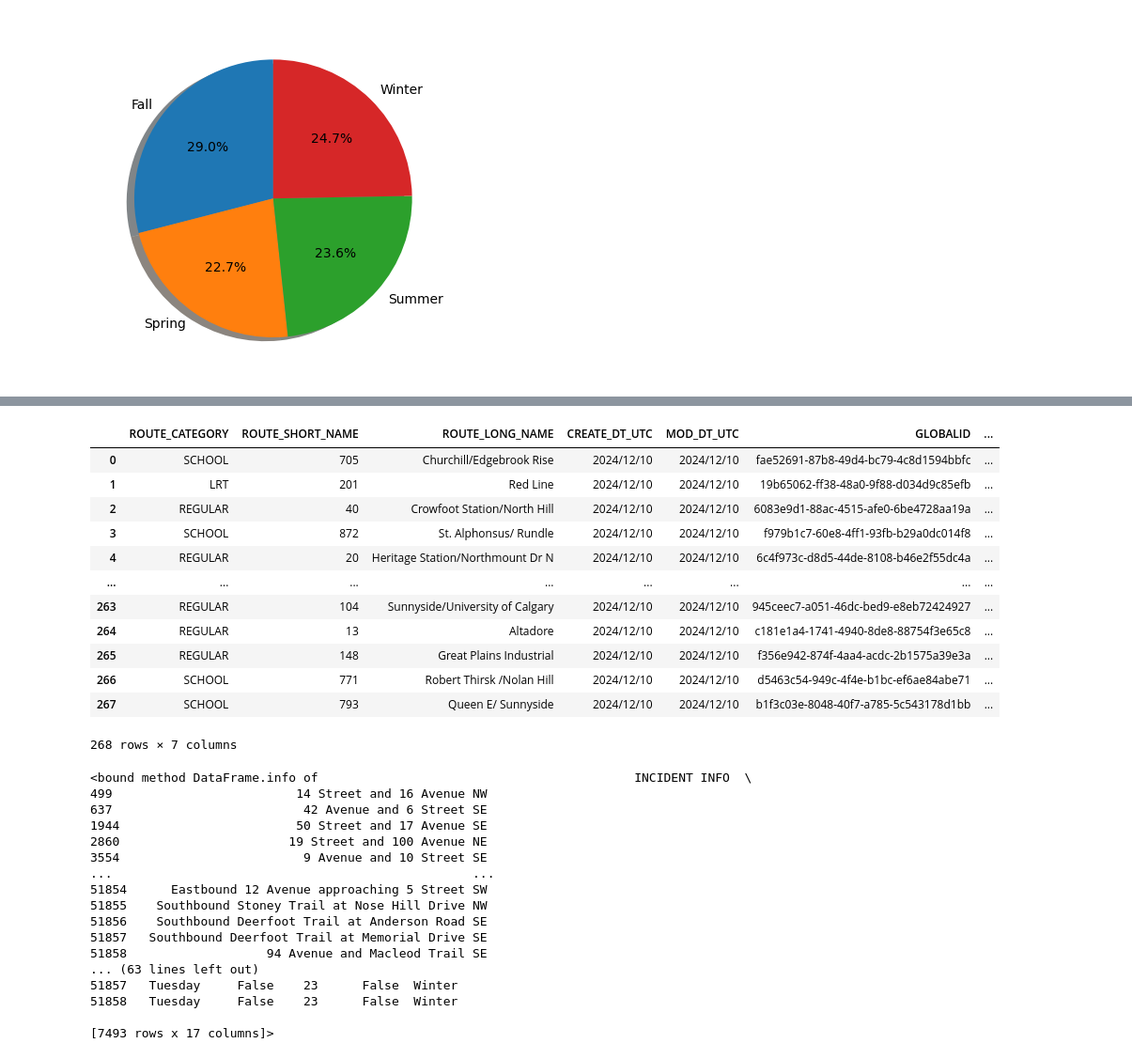
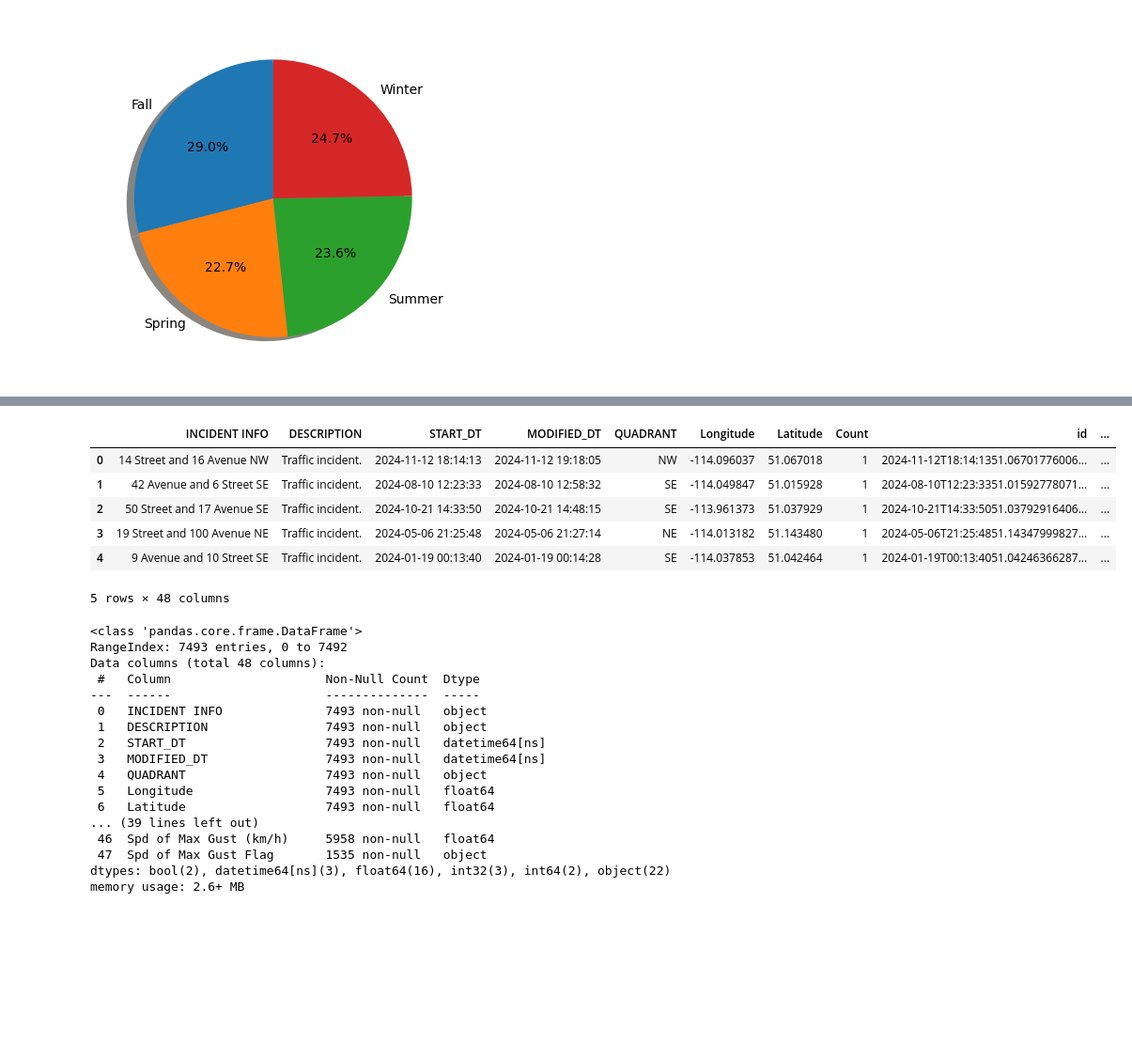
Before and after one commit to aliUofCafkhami/601-Project, a Jupyter notebook: Project 601.ipynb, the cells around one changed output, grey strips where cells are left out. Shown at 94% size. Cells and saved outputs as stored; diff of their text form; code cells hidden in the pictures; blank space fills up the shorter version.

```diff
--- a/Project 601.ipynb
+++ b/Project 601.ipynb
@@ -249,0 +234,10 @@ Index(['Longitude (x)', 'Latitude (y)', 'Station Name', 'Climate ID',
+# %%
+df2.drop(columns=['Year', 'Month','Day']) # dropping these three columns, since I will create new ones with datetime format
+
+df2['Date/Time'] = pd.to_datetime(df2['Date/Time'])
+
+df2['Year'] = pd.to_datetime(df2['Date/Time']).dt.year
+df2['Month'] = pd.to_datetime(df2['Date/Time']).dt.month_name()
+df2['Day'] = pd.to_datetime(df2['Date/Time']).dt.day_name()
+
+df2.head(2)
@@ -249,0 +251,5 @@ Index(['Longitude (x)', 'Latitude (y)', 'Station Name', 'Climate ID',
+# %%
+df['Date/Time'] = df['START_DT'].dt.date
+df['Date/Time'] = pd.to_datetime(df['Date/Time'])
+df.head(2)
+df.info()
@@ -250,37 +274,31 @@ Index(['Longitude (x)', 'Latitude (y)', 'Station Name', 'Climate ID',
+# %%
+df = df.merge(df2,how = 'left', on = 'Date/Time')
+df.head()
+# %% [output]
+|  | INCIDENT INFO | DESCRIPTION | START_DT | MODIFIED_DT | QUADRANT | Longitude | Latitude | Count | id | ... |
+| 0 | 14 Street and 16 Avenue NW | Traffic incident. | 2024-11-12 18:14:13 | 2024-11-12 19:18:05 | NW | -114.096037 | 51.067018 | 1 | 2024-11-12T18:14:1351.06701776006... | ... |
+| 1 | 42 Avenue and 6 Street SE | Traffic incident. | 2024-08-10 12:23:33 | 2024-08-10 12:58:32 | SE | -114.049847 | 51.015928 | 1 | 2024-08-10T12:23:3351.01592778071... | ... |
+| 2 | 50 Street and 17 Avenue SE | Traffic incident. | 2024-10-21 14:33:50 | 2024-10-21 14:48:15 | SE | -113.961373 | 51.037929 | 1 | 2024-10-21T14:33:5051.03792916406... | ... |
+| 3 | 19 Street and 100 Avenue NE | Traffic incident. | 2024-05-06 21:25:48 | 2024-05-06 21:27:14 | NE | -114.013182 | 51.143480 | 1 | 2024-05-06T21:25:4851.14347999827... | ... |
+| 4 | 9 Avenue and 10 Street SE | Traffic incident. | 2024-01-19 00:13:40 | 2024-01-19 00:14:28 | SE | -114.037853 | 51.042464 | 1 | 2024-01-19T00:13:4051.04246366287... | ... |
+5 rows × 48 columns
 # %%
-df3 = pd.read_csv("Calgary_Transit_Routes_20250117 (1).csv")
-df3
+df.info()
 # %% [output]
-|  | ROUTE_CATEGORY | ROUTE_SHORT_NAME | ROUTE_LONG_NAME | CREATE_DT_UTC | MOD_DT_UTC | GLOBALID | ... |
-| 0 | SCHOOL | 705 | Churchill/Edgebrook Rise | 2024/12/10 | 2024/12/10 | fae52691-87b8-49d4-bc79-4c8d1594bbfc | ... |
-| 1 | LRT | 201 | Red Line | 2024/12/10 | 2024/12/10 | 19b65062-ff38-48a0-9f88-d034d9c85efb | ... |
-| 2 | REGULAR | 40 | Crowfoot Station/North Hill | 2024/12/10 | 2024/12/10 | 6083e9d1-88ac-4515-afe0-6be4728aa19a | ... |
-| 3 | SCHOOL | 872 | St. Alphonsus/ Rundle | 2024/12/10 | 2024/12/10 | f979b1c7-60e8-4ff1-93fb-b29a0dc014f8 | ... |
-| 4 | REGULAR | 20 | Heritage Station/Northmount Dr N | 2024/12/10 | 2024/12/10 | 6c4f973c-d8d5-44de-8108-b46e2f55dc4a | ... |
-| ... | ... | ... | ... | ... | ... | ... | ... |
-| 263 | REGULAR | 104 | Sunnyside/University of Calgary | 2024/12/10 | 2024/12/10 | 945ceec7-a051-46dc-bed9-e8eb72424927 | ... |
-| 264 | REGULAR | 13 | Altadore | 2024/12/10 | 2024/12/10 | c181e1a4-1741-4940-8de8-88754f3e65c8 | ... |
-| 265 | REGULAR | 148 | Great Plains Industrial | 2024/12/10 | 2024/12/10 | f356e942-874f-4aa4-acdc-2b1575a39e3a | ... |
-| 266 | SCHOOL | 771 | Robert Thirsk /Nolan Hill | 2024/12/10 | 2024/12/10 | d5463c54-949c-4f4e-b1bc-ef6ae84abe71 | ... |
-| 267 | SCHOOL | 793 | Queen E/ Sunnyside | 2024/12/10 | 2024/12/10 | b1f3c03e-8048-40f7-a785-5c543178d1bb | ... |
-268 rows × 7 columns
+<class 'pandas.core.frame.DataFrame'>
+RangeIndex: 7493 entries, 0 to 7492
+Data columns (total 48 columns):
+ #   Column                     Non-Null Count  Dtype
+---  ------                     --------------  -----
+ 0   INCIDENT INFO              7493 non-null   object
+ 1   DESCRIPTION                7493 non-null   object
+ 2   START_DT                   7493 non-null   datetime64[ns]
+ 3   MODIFIED_DT                7493 non-null   datetime64[ns]
+ 4   QUADRANT                   7493 non-null   object
+ 5   Longitude                  7493 non-null   float64
+ 6   Latitude                   7493 non-null   float64
+... (39 lines left out)
+ 46  Spd of Max Gust (km/h)     5958 non-null   float64
+ 47  Spd of Max Gust Flag       1535 non-null   object
+dtypes: bool(2), datetime64[ns](3), float64(16), int32(3), int64(2), object(22)
+memory usage: 2.6+ MB
-# %%
-df.info
-# %% [output]
-<bound method DataFrame.info of                                           INCIDENT INFO  \
-499                         14 Street and 16 Avenue NW
-637                          42 Avenue and 6 Street SE
-1944                        50 Street and 17 Avenue SE
-2860                       19 Street and 100 Avenue NE
-3554                         9 Avenue and 10 Street SE
-...                                                 ...
-51854      Eastbound 12 Avenue approaching 5 Street SW
-51855    Southbound Stoney Trail at Nose Hill Drive NW
-51856    Southbound Deerfoot Trail at Anderson Road SE
-51857   Southbound Deerfoot Trail at Memorial Drive SE
-51858                   94 Avenue and Macleod Trail SE
-... (63 lines left out)
-51857   Tuesday     False    23      False  Winter
-51858   Tuesday     False    23      False  Winter
-
-[7493 rows x 17 columns]>
```
Also changed, not shown: parts of 17 cells of this notebook.
